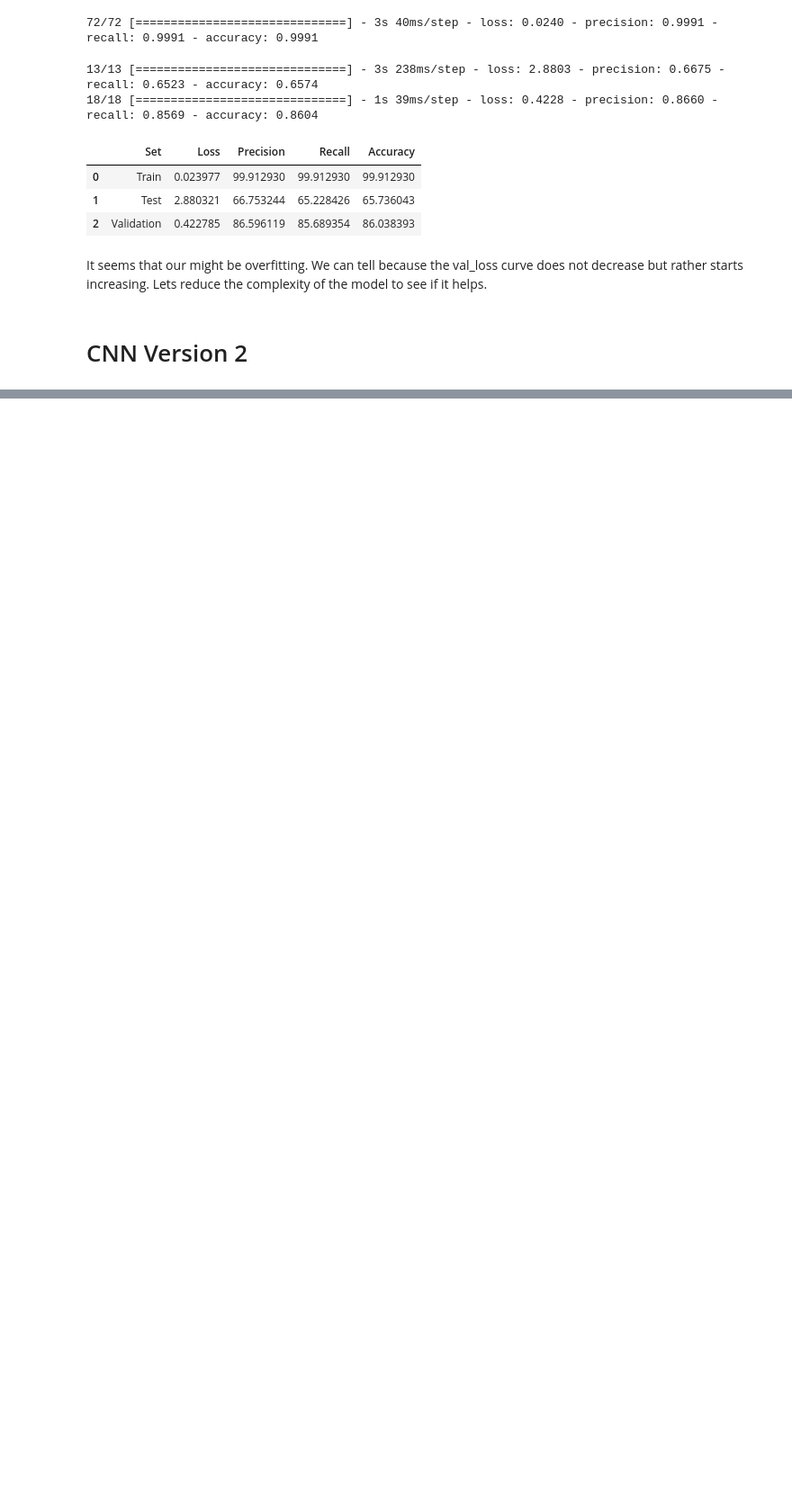
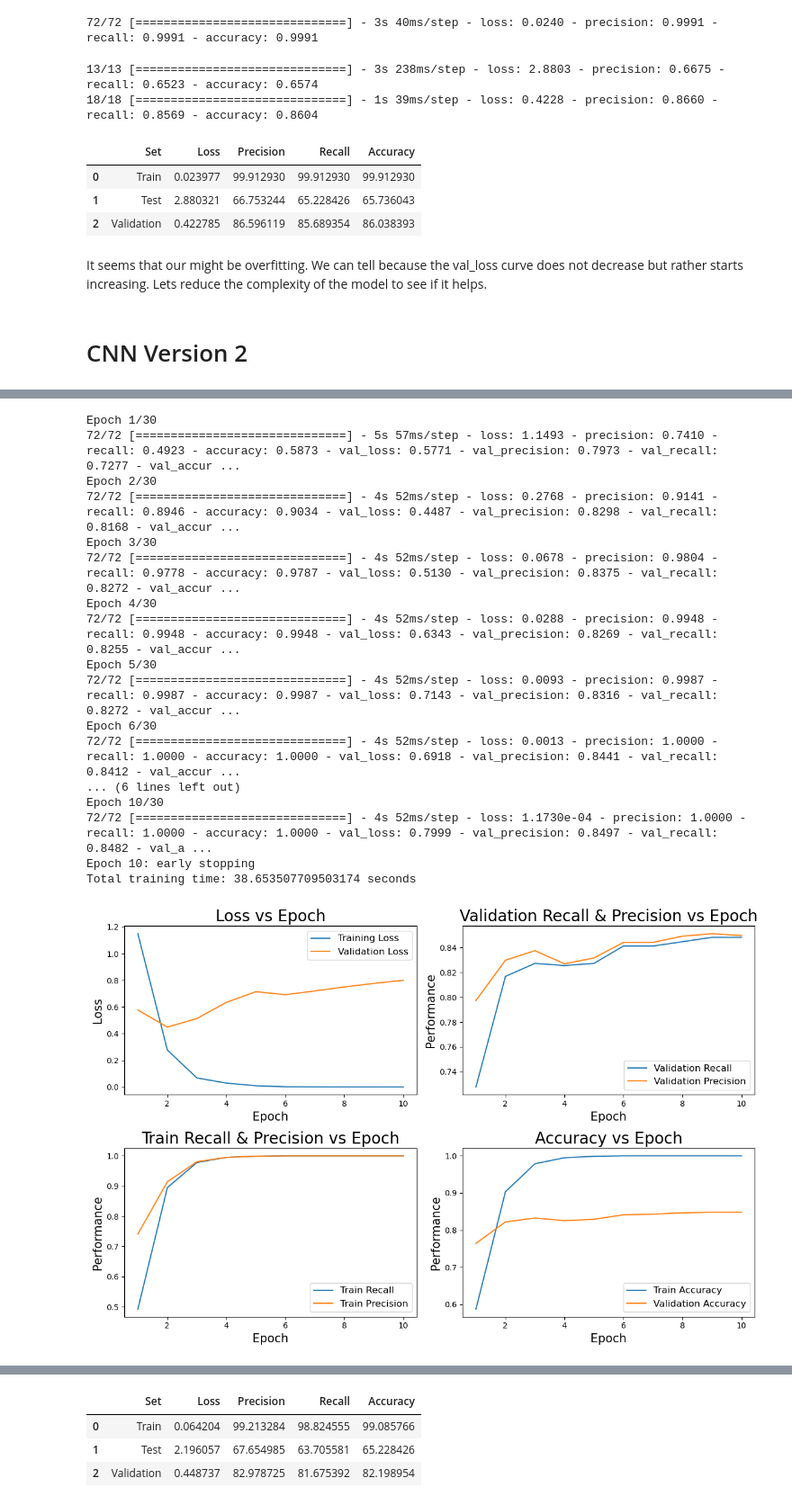
Before and after one commit to cristopher-d-delgado/brain_tumor_classification, a Jupyter notebook: notebook.ipynb, the cells around one changed output, grey strips where cells are left out. Shown: that part at 90% size. Saved outputs shown, nothing was run; the diff lists cells and outputs as text; code cells hidden in the pictures; blank space fills up the shorter version.

```diff
--- a/notebook.ipynb
+++ b/notebook.ipynb
@@ -291,0 +354,27 @@ It seems that our might be overfitting. We can tell because the val_loss curve d
+# %%
+from tensorflow.keras.models import Sequential
+from tensorflow.keras.layers import Flatten, Dense, Conv2D, MaxPool2D
+from tensorflow.keras.optimizers import Adam
+from tensorflow.keras.losses import CategoricalCrossentropy
+
+# Define input shape
+input_shape = (256, 256, 3)
+
+# Define the basic model
+cnn3 = Sequential()
+
+# Define the layers
+# Flatten layer to reshape the output
+cnn3.add(Conv2D(filters=16, kernel_size=(5,5), activation='relu', input_shape=input_shape))
+cnn3.add(MaxPool2D(pool_size=(2,2)))
+
+# Flatten Tensor
+cnn3.add(Flatten())
+cnn3.add(Dense(128, activation='relu'))
+cnn3.add(Dense(128, activation='relu'))
+
+# Define the output
+cnn3.add(Dense(4, activation='softmax'))
+
+cnn3.compile(optimizer=Adam(), loss=CategoricalCrossentropy(), metrics=metrics)
+print(cnn3.summary())
@@ -291,0 +399,28 @@ It seems that our might be overfitting. We can tell because the val_loss curve d
+# %%
+# Train model
+conv['Version3'] = train_model(cnn3, train_gen, val_gen, 30)
+
+# View history
+view_history(conv, 'Version3')
+
+# Evalaute model
+model_evaluate(cnn3, train_gen, test_gen, val_gen)
+# %% [output]
+Epoch 1/30
+72/72 [==============================] - 5s 57ms/step - loss: 1.1493 - precision: 0.7410 - recall: 0.4923 - accuracy: 0.5873 - val_loss: 0.5771 - val_precision: 0.7973 - val_recall: 0.7277 - val_accur ...
+Epoch 2/30
+72/72 [==============================] - 4s 52ms/step - loss: 0.2768 - precision: 0.9141 - recall: 0.8946 - accuracy: 0.9034 - val_loss: 0.4487 - val_precision: 0.8298 - val_recall: 0.8168 - val_accur ...
+Epoch 3/30
+72/72 [==============================] - 4s 52ms/step - loss: 0.0678 - precision: 0.9804 - recall: 0.9778 - accuracy: 0.9787 - val_loss: 0.5130 - val_precision: 0.8375 - val_recall: 0.8272 - val_accur ...
+Epoch 4/30
+72/72 [==============================] - 4s 52ms/step - loss: 0.0288 - precision: 0.9948 - recall: 0.9948 - accuracy: 0.9948 - val_loss: 0.6343 - val_precision: 0.8269 - val_recall: 0.8255 - val_accur ...
+Epoch 5/30
+72/72 [==============================] - 4s 52ms/step - loss: 0.0093 - precision: 0.9987 - recall: 0.9987 - accuracy: 0.9987 - val_loss: 0.7143 - val_precision: 0.8316 - val_recall: 0.8272 - val_accur ...
+Epoch 6/30
+72/72 [==============================] - 4s 52ms/step - loss: 0.0013 - precision: 1.0000 - recall: 1.0000 - accuracy: 1.0000 - val_loss: 0.6918 - val_precision: 0.8441 - val_recall: 0.8412 - val_accur ...
+... (6 lines left out)
+Epoch 10/30
+72/72 [==============================] - 4s 52ms/step - loss: 1.1730e-04 - precision: 1.0000 - recall: 1.0000 - accuracy: 1.0000 - val_loss: 0.7999 - val_precision: 0.8497 - val_recall: 0.8482 - val_a ...
+Epoch 10: early stopping
+Total training time: 38.653507709503174 seconds
+[figure, added]
@@ -291,0 +430,4 @@ It seems that our might be overfitting. We can tell because the val_loss curve d
+|  | Set | Loss | Precision | Recall | Accuracy |
+| 0 | Train | 0.064204 | 99.213284 | 98.824555 | 99.085766 |
+| 1 | Test | 2.196057 | 67.654985 | 63.705581 | 65.228426 |
+| 2 | Validation | 0.448737 | 82.978725 | 81.675392 | 82.198954 |
```
Also changed, not shown: parts of 13 cells of this notebook.
